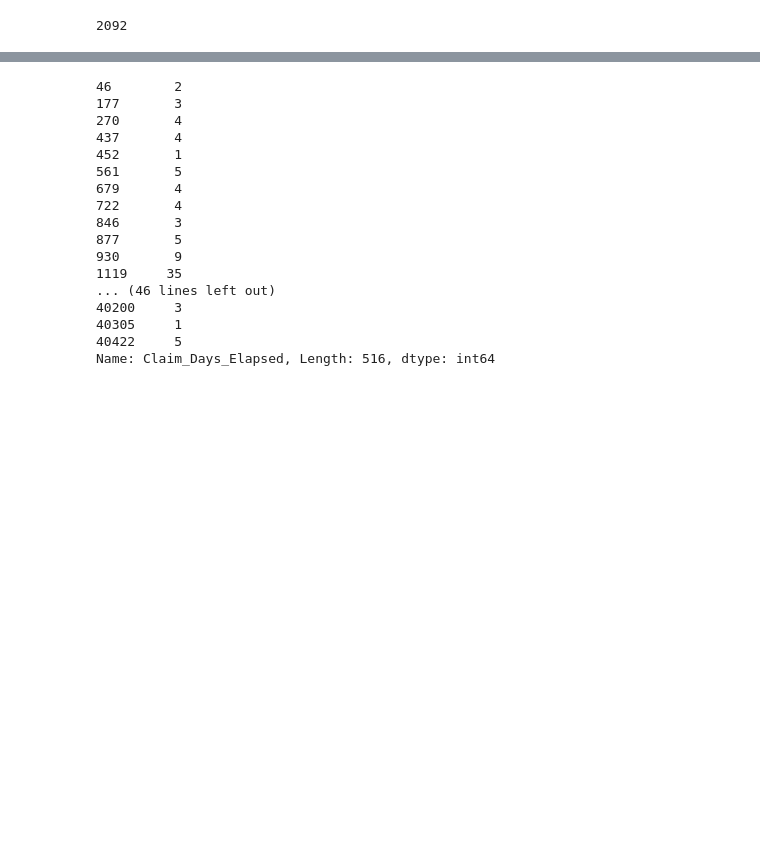
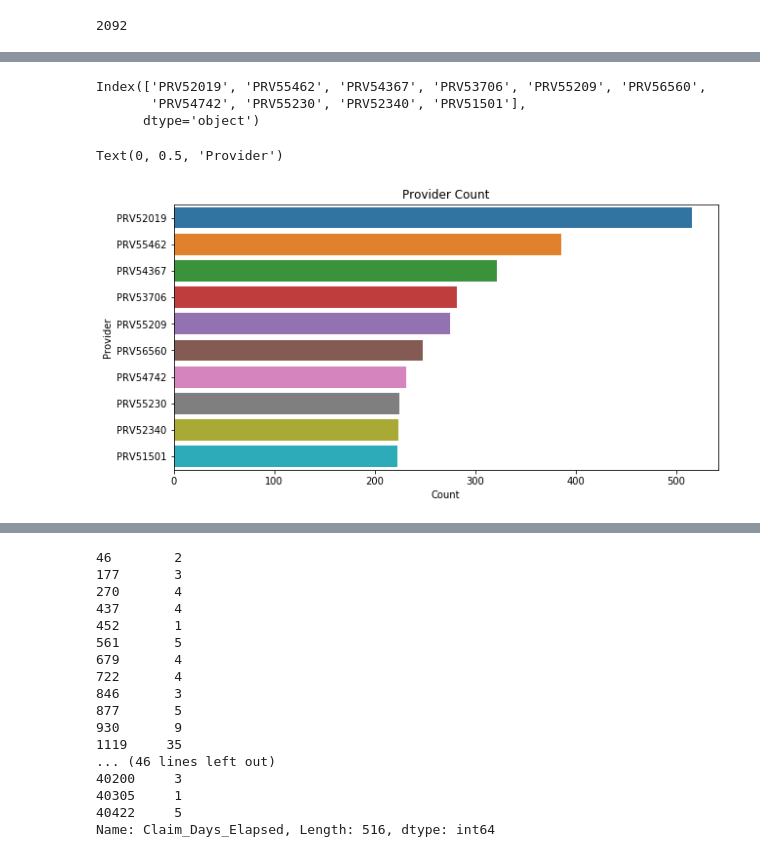
Before and after one commit to whohuhwhat/HC_Prov_Fraud, a Jupyter notebook: Inpt Outpt.ipynb, the cells around one changed output, grey strips where cells are left out. Cells and saved outputs as stored; diff of their text form; code cells hidden in the pictures; blank space fills up the shorter version.

```diff
--- a/Inpt Outpt.ipynb
+++ b/Inpt Outpt.ipynb
@@ -89 +109,16 @@ PRV56762      1
 Name: Provider, Length: 2092, dtype: int64
+# %%
+tr_in.Provider.value_counts().index[:10]
+# %% [output]
+Index(['PRV52019', 'PRV55462', 'PRV54367', 'PRV53706', 'PRV55209', 'PRV56560',
+       'PRV54742', 'PRV55230', 'PRV52340', 'PRV51501'],
+      dtype='object')
+# %%
+plt.figure(figsize=(10,5))
+sns.barplot(tr_in.Provider.value_counts().values[:10],tr_in.Provider.value_counts().index[:10] )
+plt.title('Provider Count')
+plt.xlabel('Count')
+plt.ylabel('Provider')
+# %% [output]
+Text(0, 0.5, 'Provider')
+[figure, added]
```
Also changed, not shown: parts of 34 cells of this notebook, 1 other file.
